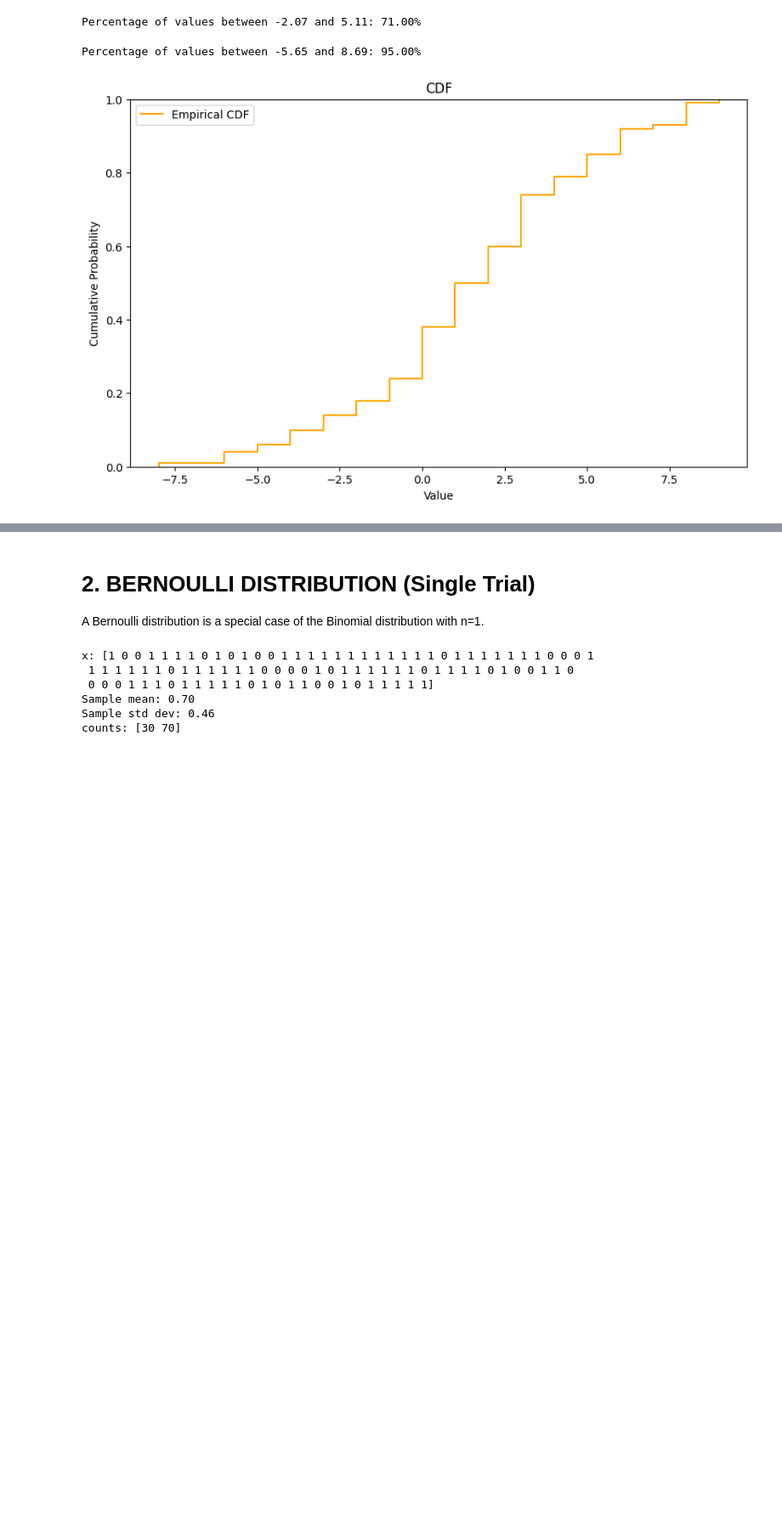
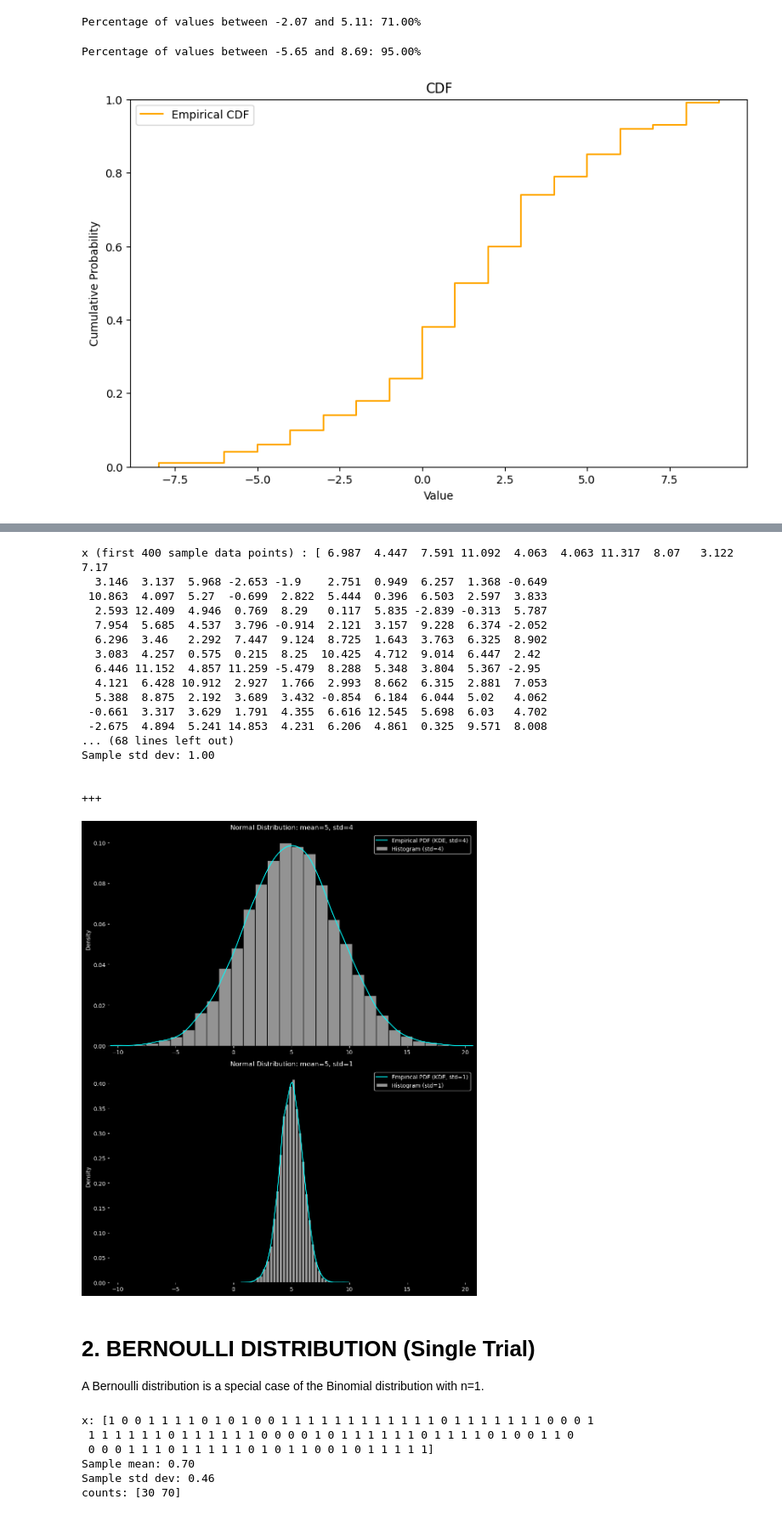
Before and after one commit to ash322ash422/tut_pandas_numpy, a Jupyter notebook: tut_numpy/tut_numpy_applic4_probDistrib_UniformNormalBinomialBernoulli_CentLtTheorem.ipynb, the cells around one changed output, grey strips where cells are left out. Shown: that part at 85% size. Cells and saved outputs as stored; diff of their text form; code cells hidden in the pictures; blank space fills up the shorter version.

```diff
--- a/tut_numpy/tut_numpy_applic4_probDistrib_UniformNormalBinomialBernoulli_CentLtTheorom.ipynb
+++ b/tut_numpy/tut_numpy_applic4_probDistrib_UniformNormalBinomialBernoulli_CentLtTheorem.ipynb
@@ -190,3 +245,74 @@ plt.show()
+# %%
+import numpy as np
+import matplotlib.pyplot as plt
+import seaborn as sns
+
+np.random.seed(42)  # Set seed for reproducibility
+
+mean = 5
+std_devs = [4, 1]  # Two standard deviations
+size = 10000  # Large sample size
+
+# Generate both datasets first
+datasets = [np.random.normal(loc=mean, scale=std, size=size) for std in std_devs]
+x = np.round(datasets[0], 3)
+np.set_printoptions(precision=3, suppress=True) # Force numpy to print in fixed-point (no scientific notation)
+print("x (first 400 sample data points) :", x[:400])
+print(f"Sample mean: {np.mean(x):.2f}")
+print(f"Sample std dev: {np.std(x):.2f}")
+
+# Determine shared x-axis limits
+x_min = min([data.min() for data in datasets])
+x_max = max([data.max() for data in datasets])
+
+# Prepare figure with two subplots
+fig, axes = plt.subplots(2, 1, figsize=(10, 12), facecolor="black")
+
+for i, (std_dev, x) in enumerate(zip(std_devs, datasets)):
+    # Plot histogram
+    ax = sns.histplot(
+        x, bins=30, stat="density",
+        color="lightgray", alpha=0.7,
+        label=f"Histogram (std={std_dev})",
+        ax=axes[i]
+    )
+
+    # Plot KDE
+    sns.kdeplot(x, color="cyan", label=f"Empirical PDF (KDE, std={std_dev})", ax=axes[i])
+
+    # Style subplot
+    ax.set_facecolor("black")
+    ax.tick_params(colors="white")
+    ax.xaxis.label.set_color("white")
+    ax.yaxis.label.set_color("white")
+    ax.legend(facecolor="black", edgecolor="white", labelcolor="white")
+    ax.set_title(f"Normal Distribution: mean={mean}, std={std_dev}", color="white")
+
+    # Set shared x-axis
+    ax.set_xlim(x_min, x_max)
+    print("\n\n+++")
+
+plt.tight_layout()
+plt.show()
+# %% [output]
+x (first 400 sample data points) : [ 6.987  4.447  7.591 11.092  4.063  4.063 11.317  8.07   3.122  7.17
+  3.146  3.137  5.968 -2.653 -1.9    2.751  0.949  6.257  1.368 -0.649
+ 10.863  4.097  5.27  -0.699  2.822  5.444  0.396  6.503  2.597  3.833
+  2.593 12.409  4.946  0.769  8.29   0.117  5.835 -2.839 -0.313  5.787
+  7.954  5.685  4.537  3.796 -0.914  2.121  3.157  9.228  6.374 -2.052
+  6.296  3.46   2.292  7.447  9.124  8.725  1.643  3.763  6.325  8.902
+  3.083  4.257  0.575  0.215  8.25  10.425  4.712  9.014  6.447  2.42
+  6.446 11.152  4.857 11.259 -5.479  8.288  5.348  3.804  5.367 -2.95
+  4.121  6.428 10.912  2.927  1.766  2.993  8.662  6.315  2.881  7.053
+  5.388  8.875  2.192  3.689  3.432 -0.854  6.184  6.044  5.02   4.062
+ -0.661  3.317  3.629  1.791  4.355  6.616 12.545  5.698  6.03   4.702
+ -2.675  4.894  5.241 14.853  4.231  6.206  4.861  0.325  9.571  8.008
+... (68 lines left out)
+Sample std dev: 1.00
+
+
++++
+[figure, added]
 # %% [markdown]
 # 2. BERNOULLI DISTRIBUTION (Single Trial)
 
```
Also changed, not shown: parts of 1 cell of this notebook, 17 other files.
